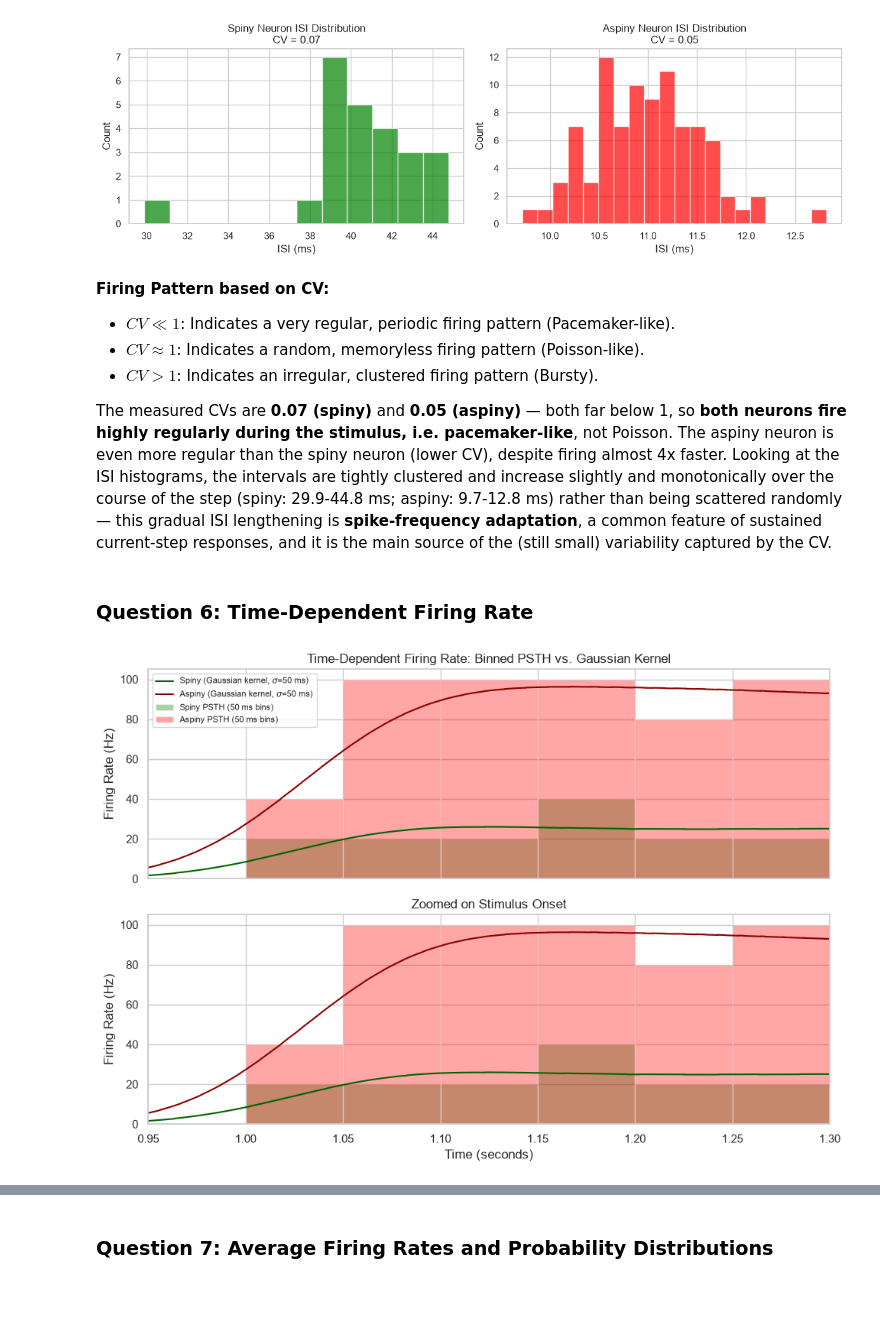
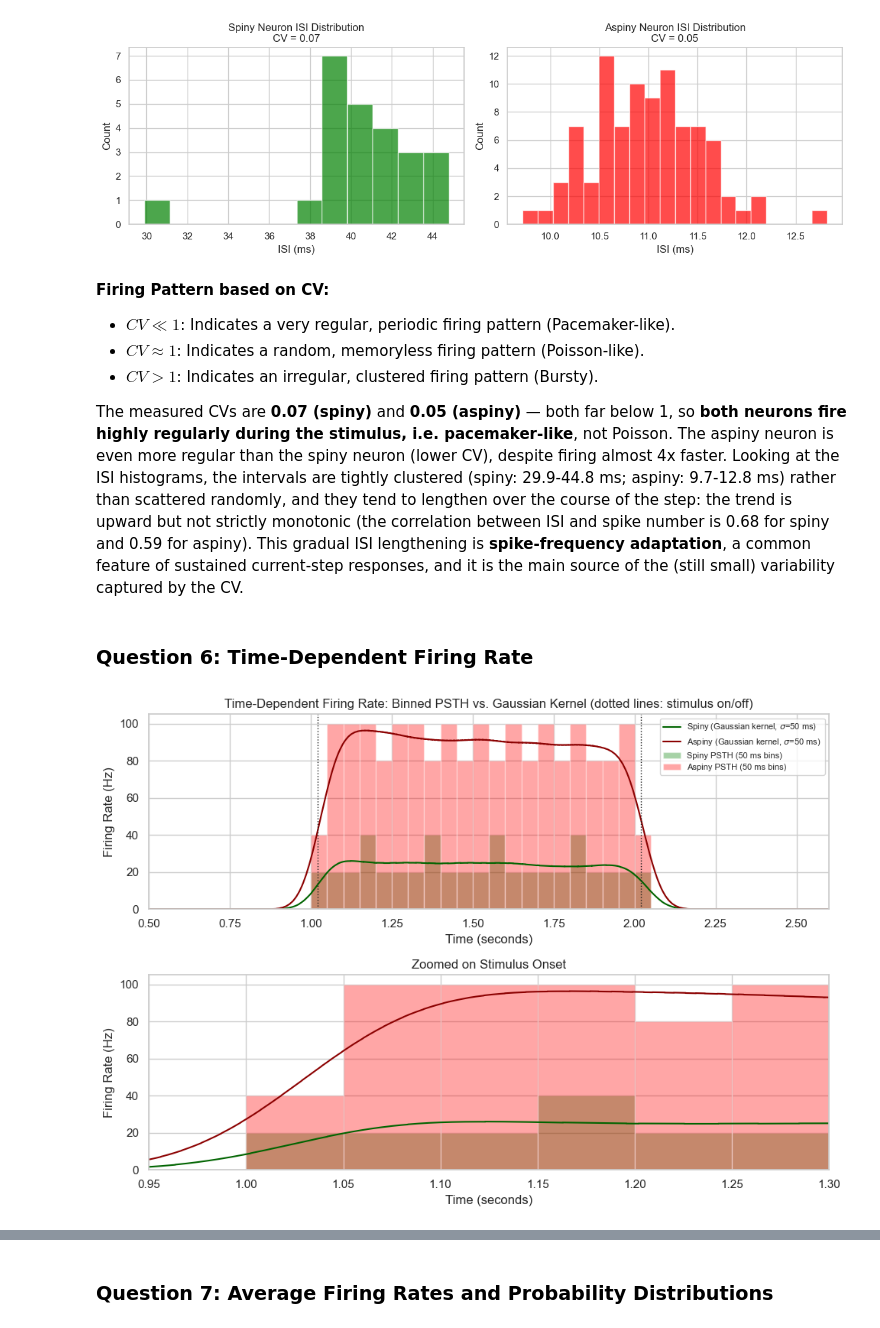
Before and after one commit to zassoulin/868369501-nn-final-project, a Jupyter notebook: Part_A.ipynb, the cells around one changed output, grey strips where cells are left out. Saved outputs shown, nothing was run; the diff lists cells and outputs as text; code cells hidden in the pictures; blank space fills up the shorter version.

```diff
--- a/Part_A.ipynb
+++ b/Part_A.ipynb
@@ -247,7 +247,7 @@ Aspiny Neuron CV: 0.049  (ISI range: 9.7-12.8 ms, n=90)
 *   $CV \approx 1$: Indicates a random, memoryless firing pattern (Poisson-like).
 *   $CV > 1$: Indicates an irregular, clustered firing pattern (Bursty).
 
-The measured CVs are **0.07 (spiny)** and **0.05 (aspiny)** — both far below 1, so **both neurons fire highly regularly during the stimulus, i.e. pacemaker-like**, not Poisson. The aspiny neuron is even more regular than the spiny neuron (lower CV), despite firing almost 4x faster. Looking at the ISI histograms, the intervals are tightly clustered and increase slightly and monotonically over the course of the step (spiny: 29.9-44.8 ms; aspiny: 9.7-12.8 ms) rather than being scattered randomly — this gradual ISI lengthening is **spike-frequency adaptation**, a common feature of sustained current-step responses, and it is the main source of the (still small) variability captured by the CV.
+The measured CVs are **0.07 (spiny)** and **0.05 (aspiny)** — both far below 1, so **both neurons fire highly regularly during the stimulus, i.e. pacemaker-like**, not Poisson. The aspiny neuron is even more regular than the spiny neuron (lower CV), despite firing almost 4x faster. Looking at the ISI histograms, the intervals are tightly clustered (spiny: 29.9-44.8 ms; aspiny: 9.7-12.8 ms) rather than scattered randomly, and they tend to lengthen over the course of the step: the trend is upward but not strictly monotonic (the correlation between ISI and spike number is 0.68 for spiny and 0.59 for aspiny). This gradual ISI lengthening is **spike-frequency adaptation**, a common feature of sustained current-step responses, and it is the main source of the (still small) variability captured by the CV.
 # %% [markdown]
 ### Question 6: Time-Dependent Firing Rate
 # %%
@@ -277,35 +277,41 @@ def binned_firing_rate(peaks, total_duration, fs, bin_ms=50):
     return bin_centers, rate
 
 sigma_ms = 50  # 50 ms Gaussian kernel
 bin_ms = 50    # 50 ms bins for the PSTH, same resolution as the kernel for a fair comparison
 spiny_rate_t = calculate_firing_rate(spiny_peaks, len(time_vector), fs, sigma_ms)
 aspiny_rate_t = calculate_firing_rate(aspiny_peaks, len(time_vector), fs, sigma_ms)
 spiny_bin_t, spiny_bin_rate = binned_firing_rate(spiny_peaks, time_vector[-1], fs, bin_ms)
 aspiny_bin_t, aspiny_bin_rate = binned_firing_rate(aspiny_peaks, time_vector[-1], fs, bin_ms)
 
-fig, ax = plt.subplots(2, 1, figsize=(10, 7), sharex=True)
+# Separate x-axes: the upper panel shows the whole response to the current step (onset and
+# offset), the lower one zooms in on the onset. (With a shared axis, zooming one zooms both.)
+fig, ax = plt.subplots(2, 1, figsize=(10, 7))
 ax[0].bar(spiny_bin_t, spiny_bin_rate, width=bin_ms/1000, alpha=0.35, color='green', label=f'Spiny PSTH ({bin_ms} ms bins)')
 ax[0].bar(aspiny_bin_t, aspiny_bin_rate, width=bin_ms/1000, alpha=0.35, color='red', label=f'Aspiny PSTH ({bin_ms} ms bins)')
 ax[0].plot(time_vector, spiny_rate_t, color='darkgreen', label=f'Spiny (Gaussian kernel, $\\sigma$={sigma_ms} ms)')
 ax[0].plot(time_vector, aspiny_rate_t, color='darkred', label=f'Aspiny (Gaussian kernel, $\\sigma$={sigma_ms} ms)')
-ax[0].set_title('Time-Dependent Firing Rate: Binned PSTH vs. Gaussian Kernel')
+for edge in (pulse2_start, pulse2_end):
+    ax[0].axvline(edge, color='k', linestyle=':', linewidth=1)
+ax[0].set_xlim(0.5, 2.6)
+ax[0].set_title('Time-Dependent Firing Rate: Binned PSTH vs. Gaussian Kernel (dotted lines: stimulus on/off)')
+ax[0].set_xlabel('Time (seconds)')
 ax[0].set_ylabel('Firing Rate (Hz)')
 ax[0].legend(fontsize=8)
 
 # Zoomed view around the stimulus onset, where the two methods differ most visibly
 zoom_on = (time_vector >= 0.95) & (time_vector <= 1.3)
 ax[1].bar(spiny_bin_t, spiny_bin_rate, width=bin_ms/1000, alpha=0.35, color='green')
 ax[1].bar(aspiny_bin_t, aspiny_bin_rate, width=bin_ms/1000, alpha=0.35, color='red')
 ax[1].plot(time_vector[zoom_on], spiny_rate_t[zoom_on], color='darkgreen')
 ax[1].plot(time_vector[zoom_on], aspiny_rate_t[zoom_on], color='darkred')
 ax[1].set_xlim(0.95, 1.3)
 ax[1].set_title('Zoomed on Stimulus Onset')
 ax[1].set_xlabel('Time (seconds)')
 ax[1].set_ylabel('Firing Rate (Hz)')
 
 plt.tight_layout()
 plt.show()
 # %% [output]
-[figure, old version]
+[figure, new version]
 # %% [markdown]
 **Kernel / Window Choice:**
```
Also changed, not shown: parts of 6 cells of this notebook, 5 other files.
